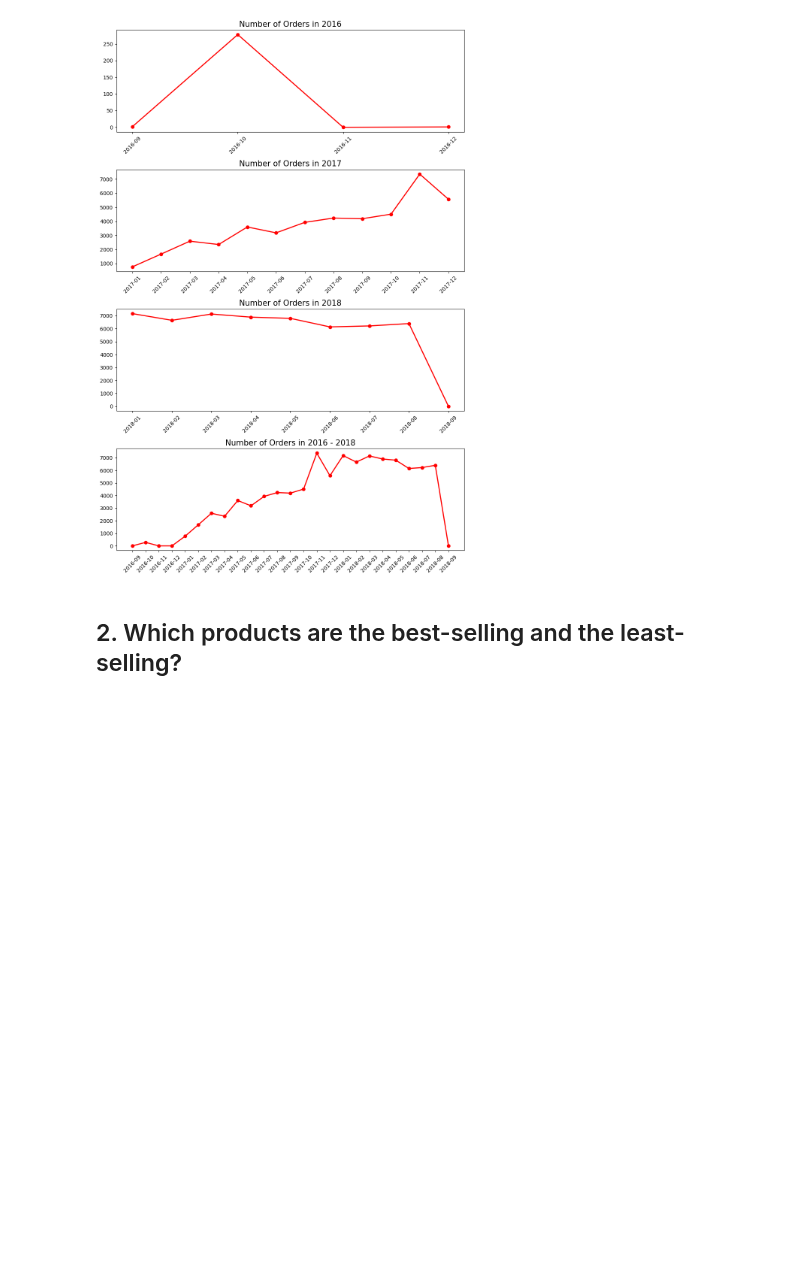
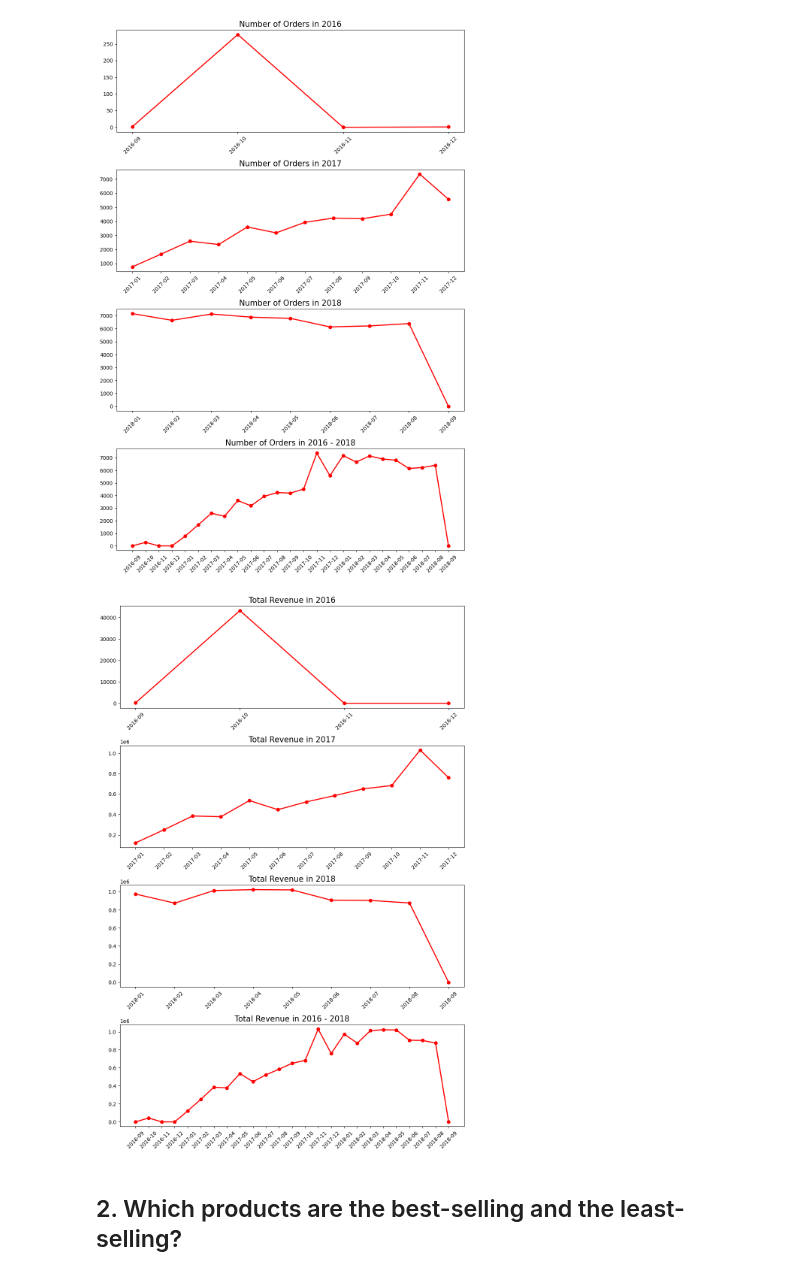
Before and after one commit to naufalmuafi/e-commerce_analysis_project, a Jupyter notebook: main.ipynb, the cells around one changed output. Drawn from its saved outputs; the diff is of its cells as text; code cells hidden in the pictures; blank space fills up the shorter version.

```diff
--- a/main.ipynb
+++ b/main.ipynb
@@ -1524,6 +1524,38 @@ plt.tight_layout()
 plt.show()
 # %% [output]
 [figure]
+# %%
+# Create subplots
+fig, ax = plt.subplots(nrows=4, ncols=1, figsize=(10, 15))
+
+# Filter the data for each year
+for i, year in enumerate([2016, 2017, 2018]):
+    data_year = monthly_orders_df[monthly_orders_df['order_date'].str.startswith(
+        str(year))]
+
+    ax[i].plot(data_year["order_date"],
+               data_year["revenue"],
+               marker='o', linewidth=2, color="r")
+    ax[i].set_title(f"Total Revenue in {year}", fontsize=15)
+    ax[i].tick_params(axis='both', labelsize=10)
+    ax[i].set_xticks(range(len(data_year)), data_year["order_date"])
+    ax[i].set_xticklabels(data_year["order_date"], rotation=45)
+
+# create plot for all
+ax[3].plot(monthly_orders_df["order_date"],
+           monthly_orders_df["revenue"],
+           marker='o', linewidth=2, color='r')
+ax[3].set_title(f"Total Revenue in 2016 - 2018", fontsize=15)
+ax[3].tick_params(axis='both', labelsize=10)
+ax[3].set_xticks(range(len(monthly_orders_df)),
+                 monthly_orders_df["order_date"])
+ax[3].set_xticklabels(monthly_orders_df["order_date"], rotation=45)
+
+# Adjust the layout of subplots
+plt.tight_layout()
+plt.show()
+# %% [output]
+[figure, added]
 # %% [markdown]
 ## 2. Which products are the best-selling and the least-selling?
 # %% [markdown]
```
